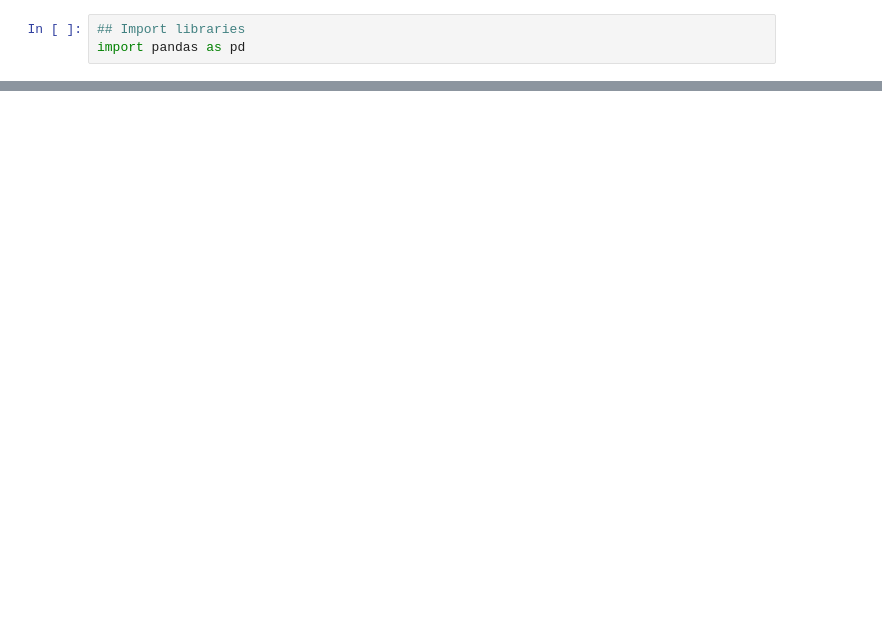
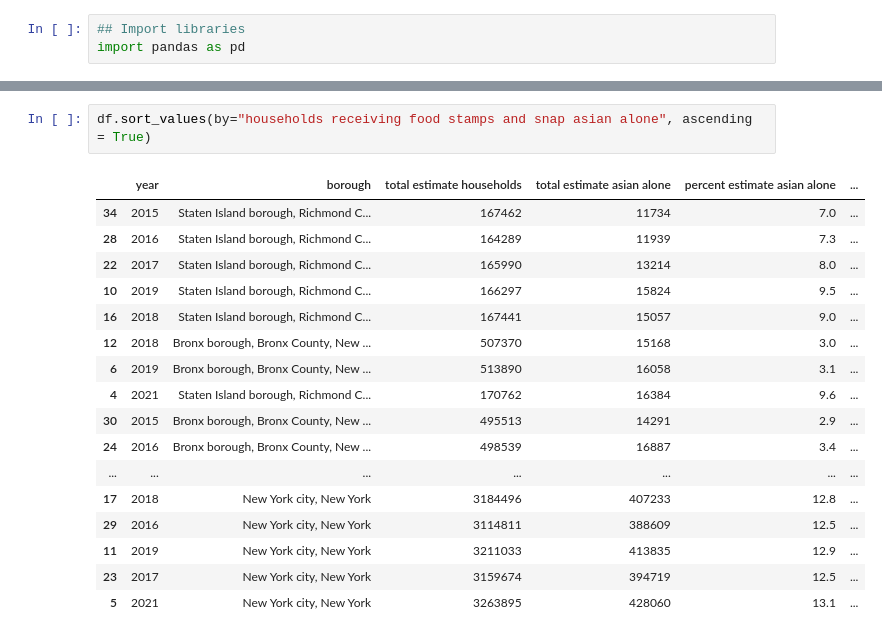
Before and after one commit to arubybonilla/2023-asam-benefits, a Jupyter notebook: 2023-asam-snap-food-stamps-analysis-smail-bonilla.ipynb, the cells around one changed output, grey strips where cells are left out. Cells and saved outputs as stored; diff of their text form; blank space fills up the shorter version.

```diff
--- a/2023-asam-snap-food-stamps-analysis-smail-bonilla.ipynb
+++ b/2023-asam-snap-food-stamps-analysis-smail-bonilla.ipynb
@@ -26,0 +64,20 @@ df
+# %%
+df.sort_values(by="households receiving food stamps and snap asian alone", ascending = True)
+# %% [output]
+|  | year | borough | total estimate households | total estimate asian alone | percent estimate asian alone | ... |
+| 34 | 2015 | Staten Island borough, Richmond C... | 167462 | 11734 | 7.0 | ... |
+| 28 | 2016 | Staten Island borough, Richmond C... | 164289 | 11939 | 7.3 | ... |
+| 22 | 2017 | Staten Island borough, Richmond C... | 165990 | 13214 | 8.0 | ... |
+| 10 | 2019 | Staten Island borough, Richmond C... | 166297 | 15824 | 9.5 | ... |
+| 16 | 2018 | Staten Island borough, Richmond C... | 167441 | 15057 | 9.0 | ... |
+| 12 | 2018 | Bronx borough, Bronx County, New ... | 507370 | 15168 | 3.0 | ... |
+| 6 | 2019 | Bronx borough, Bronx County, New ... | 513890 | 16058 | 3.1 | ... |
+| 4 | 2021 | Staten Island borough, Richmond C... | 170762 | 16384 | 9.6 | ... |
+| 30 | 2015 | Bronx borough, Bronx County, New ... | 495513 | 14291 | 2.9 | ... |
+| 24 | 2016 | Bronx borough, Bronx County, New ... | 498539 | 16887 | 3.4 | ... |
+| ... | ... | ... | ... | ... | ... | ... |
+| 17 | 2018 | New York city, New York | 3184496 | 407233 | 12.8 | ... |
+| 29 | 2016 | New York city, New York | 3114811 | 388609 | 12.5 | ... |
+| 11 | 2019 | New York city, New York | 3211033 | 413835 | 12.9 | ... |
+| 23 | 2017 | New York city, New York | 3159674 | 394719 | 12.5 | ... |
+| 5 | 2021 | New York city, New York | 3263895 | 428060 | 13.1 | ... |
```
Also changed, not shown: parts of 2 cells of this notebook.
